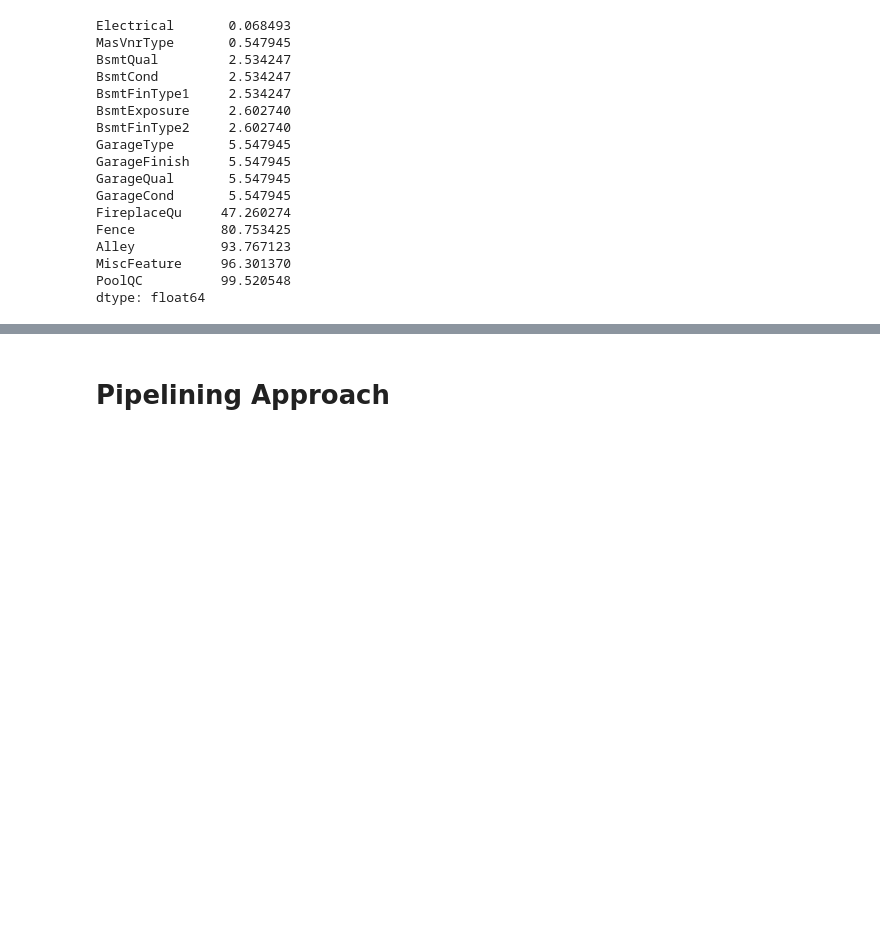
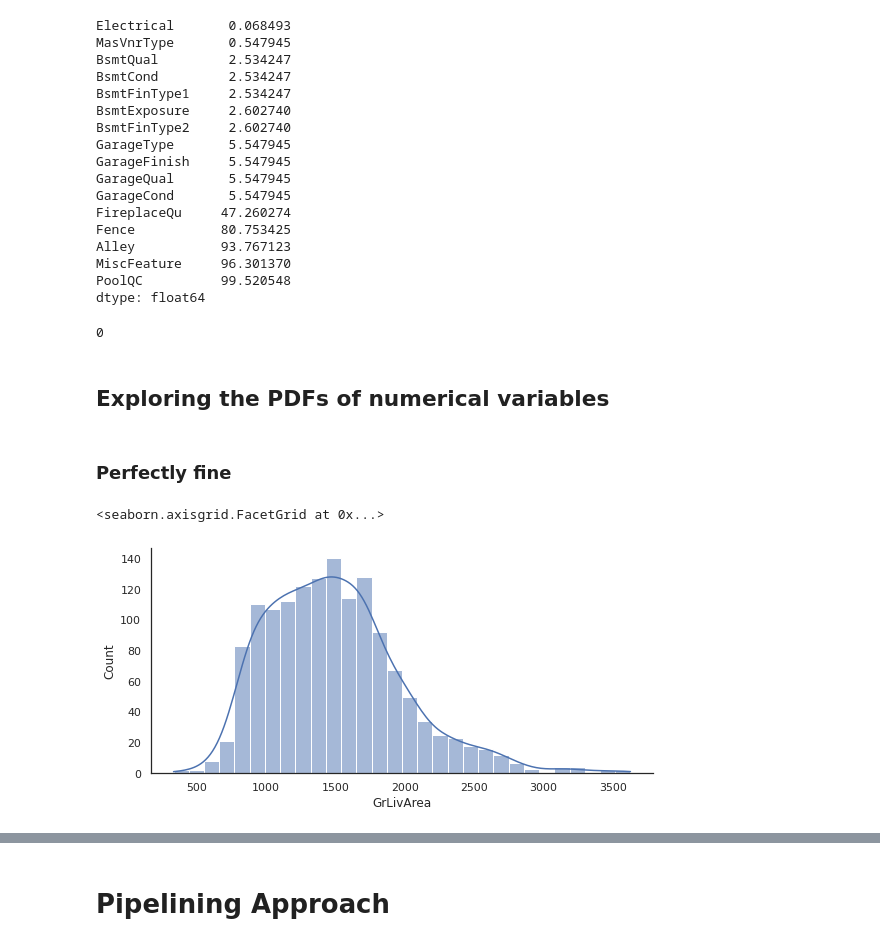
Before and after one commit to yasinfahmy/Real-Estate-Price, a Jupyter notebook: Data_Exploration.ipynb, the cells around one changed output, grey strips where cells are left out. Cells and saved outputs as stored; diff of their text form; code cells hidden in the pictures; blank space fills up the shorter version.

Commit message:
Exploring PDFs of numerical variables

```diff
--- a/Data_Exploration.ipynb
+++ b/Data_Exploration.ipynb
@@ -163,24 +191,35 @@ PoolQC          99.520548
 dtype: float64
 # %%
 # Drop columns with too many nan values
-X['PoolQC'] = X['PoolQC'].fillna('No Pool')
-X['MiscFeature'] = X['MiscFeature'].fillna('No miscellaneous features')
-X['Alley'] = X['Alley'].fillna('No alley access')
-X['Fence'] = X['Fence'].fillna('No fence')
-X['FireplaceQu'] = X['FireplaceQu'].fillna('No fireplace')
+train['PoolQC'] = train['PoolQC'].fillna('No Pool')
+train['MiscFeature'] = train['MiscFeature'].fillna('No miscellaneous features')
+train['Alley'] = train['Alley'].fillna('No alley access')
+train['Fence'] = train['Fence'].fillna('No fence')
+train['FireplaceQu'] = train['FireplaceQu'].fillna('No fireplace')
 
-X['GarageCond'] = X['GarageCond'].fillna('No garage')
-X['GarageQual'] = X['GarageQual'].fillna('No garage')
-X['GarageFinish'] = X['GarageFinish'].fillna('No garage')
-X['GarageType'] = X['GarageType'].fillna('No garage')
+train['GarageCond'] = train['GarageCond'].fillna('No garage')
+train['GarageQual'] = train['GarageQual'].fillna('No garage')
+train['GarageFinish'] = train['GarageFinish'].fillna('No garage')
+train['GarageType'] = train['GarageType'].fillna('No garage')
 
-X['BsmtFinType2'] = X['BsmtFinType2'].fillna('No basement')
-X['BsmtExposure'] = X['BsmtExposure'].fillna('No basement')
-X['BsmtFinType1'] = X['BsmtFinType1'].fillna('No basement')
-X['BsmtCond'] = X['BsmtCond'].fillna('No basement')
-X['BsmtQual'] = X['BsmtQual'].fillna('No basement')
+train['BsmtFinType2'] = train['BsmtFinType2'].fillna('No basement')
+train['BsmtExposure'] = train['BsmtExposure'].fillna('No basement')
+train['BsmtFinType1'] = train['BsmtFinType1'].fillna('No basement')
+train['BsmtCond'] = train['BsmtCond'].fillna('No basement')
+train['BsmtQual'] = train['BsmtQual'].fillna('No basement')
 
-X['MasVnrType'] = X['MasVnrType'].fillna('None')
-X['Electrical'] = X['Electrical'].fillna('No information')
+train['MasVnrType'] = train['MasVnrType'].fillna('None')
+train['Electrical'] = train['Electrical'].fillna('No information')
 
-X[cat_features].isna().sum().sum()
+train[cat_features].isna().sum().sum()
+# %% [output]
+0
+# %% [markdown]
+## Exploring the PDFs of numerical variables
+# %% [markdown]
+### Perfectly fine
+# %%
+sns.displot(data=train['GrLivArea'], kde=True, height=4, aspect=2)
+# %% [output]
+<seaborn.axisgrid.FacetGrid at 0x...>
+[figure, added]
```
Also changed, not shown: parts of 109 cells of this notebook.
